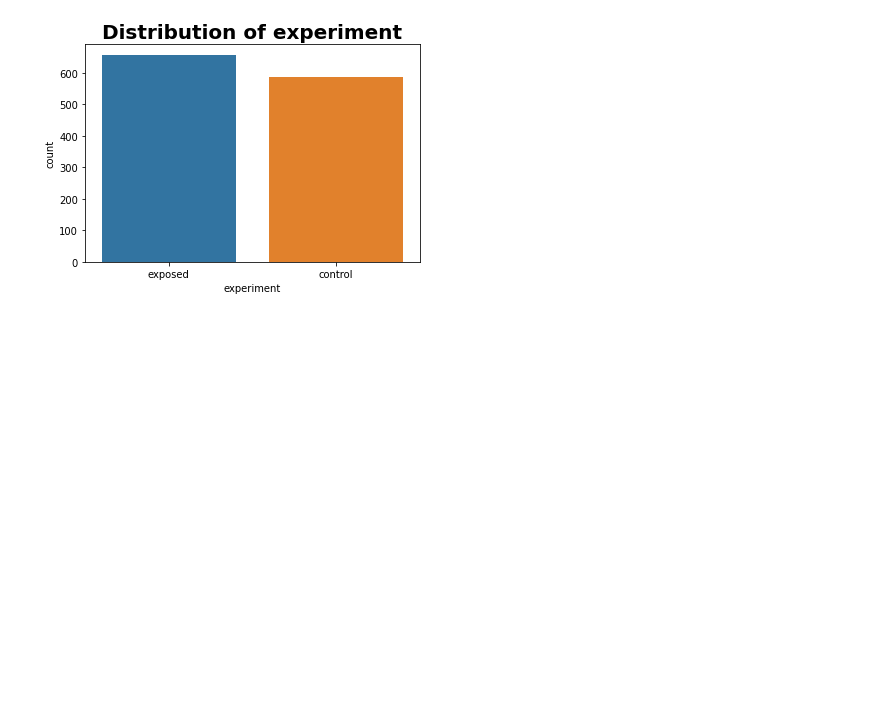
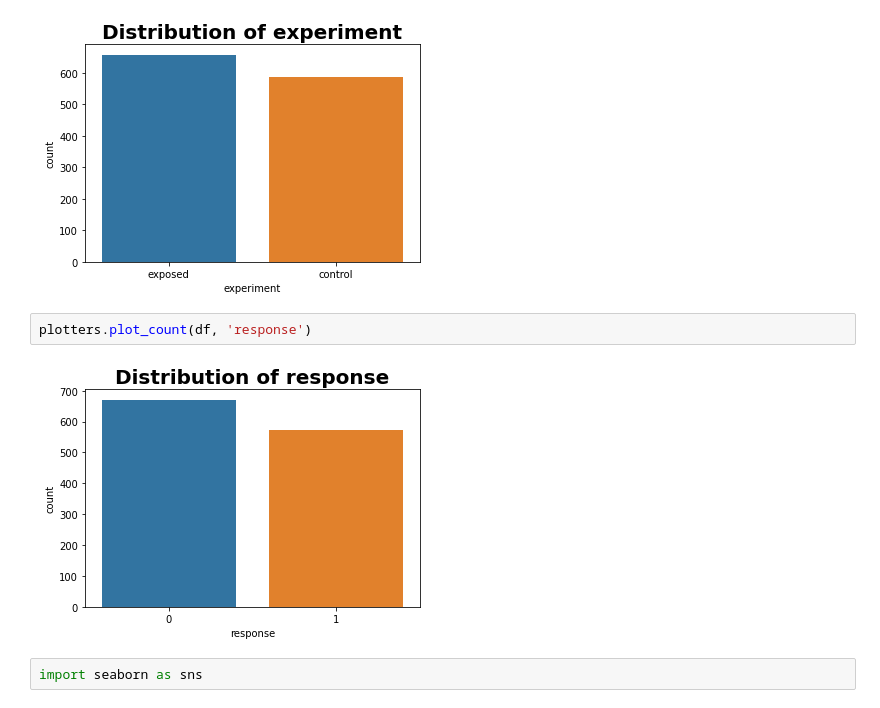
Before and after one commit to Hen0k/smartAd-abtesting, a Jupyter notebook: notebooks/data_exploration.ipynb, the cells around one changed output. Cells and saved outputs as stored; diff of their text form; blank space fills up the shorter version.

Commit message:
notebook: show response destribtion for the two groups

```diff
--- a/notebooks/data_exploration.ipynb
+++ b/notebooks/data_exploration.ipynb
@@ -99,3 +99,9 @@ We also replaced the yes and no columns with the response column
 plotters.plot_count(df, 'experiment')
 # %% [output]
 [figure]
+# %%
+plotters.plot_count(df, 'response')
+# %% [output]
+[figure, added]
+# %%
+import seaborn as sns
```
Also changed, not shown: parts of 1 cell of this notebook.
